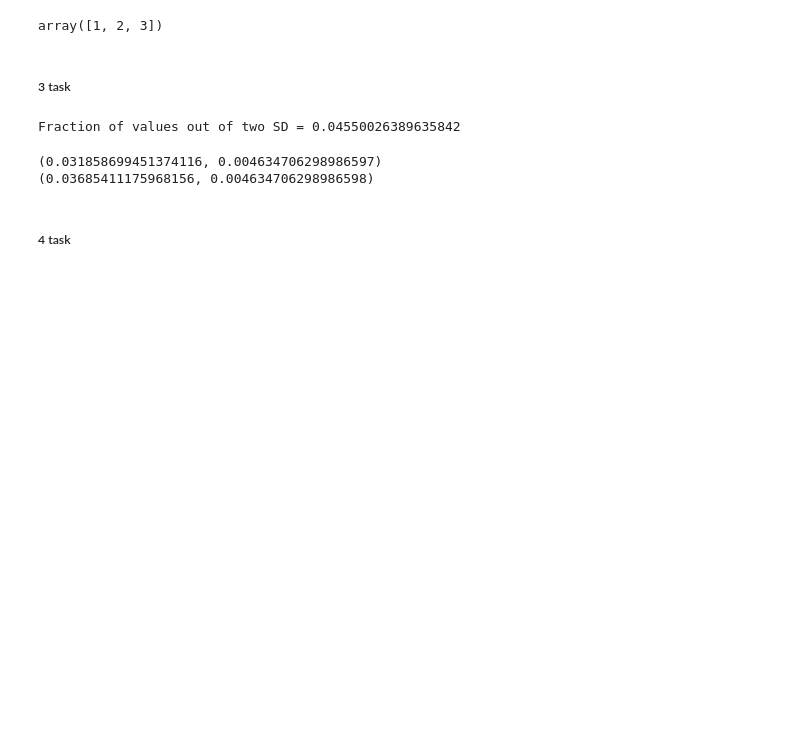
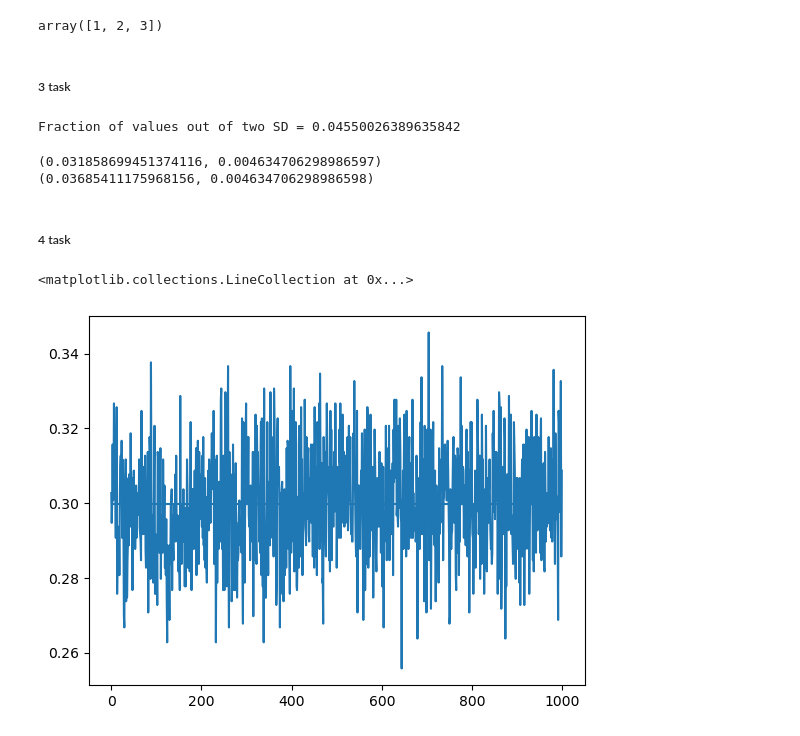
Before and after one commit to korzin-andrey/stats, a Jupyter notebook: 1_hw.ipynb, the cells around one changed output. Cells and saved outputs as stored; diff of their text form; code cells hidden in the pictures; blank space fills up the shorter version.

```diff
--- a/1_hw.ipynb
+++ b/1_hw.ipynb
@@ -124,3 +124,36 @@ print(exact(2,10))
 (0.03685411175968156, 0.004634706298986598)
 # %% [markdown]
 ##### 4 task
+# %%
+def generate(n: int) -> np.array:
+    p = 0.6
+    q = 0.4
+    # 0 - sunny, 1 - rainy
+    # initial state
+    data_weather = []
+    data = []
+    weather = np.random.randint(0, 2)
+    data_weather.append(weather)
+    data.append(0)
+    for i in range(n):
+        weather = np.random.randint(0, 2)
+        data_weather.append(weather)
+        if (weather == 1):
+            activity = np.random.choice(np.arange(0, 3), p=[0.1, 0.4, 0.5])
+        else:
+            activity = np.random.choice(np.arange(0, 3), p=[0.6, 0.3, 0.1])
+        data.append(activity)
+    return np.array(data)
+
+
+prob_arr = []
+for i in range(1000):
+    data = generate(1000)
+    prob = (list(data).count(2))/len(data)
+    prob_arr.append(prob)
+
+plt.plot(prob_arr)
+plt.hlines(np.array(prob_arr).mean(), xmin=0, xmax=len(prob_arr))
+# %% [output]
+<matplotlib.collections.LineCollection at 0x...>
+[figure, added]
```
Also changed, not shown: parts of 1 cell of this notebook.
